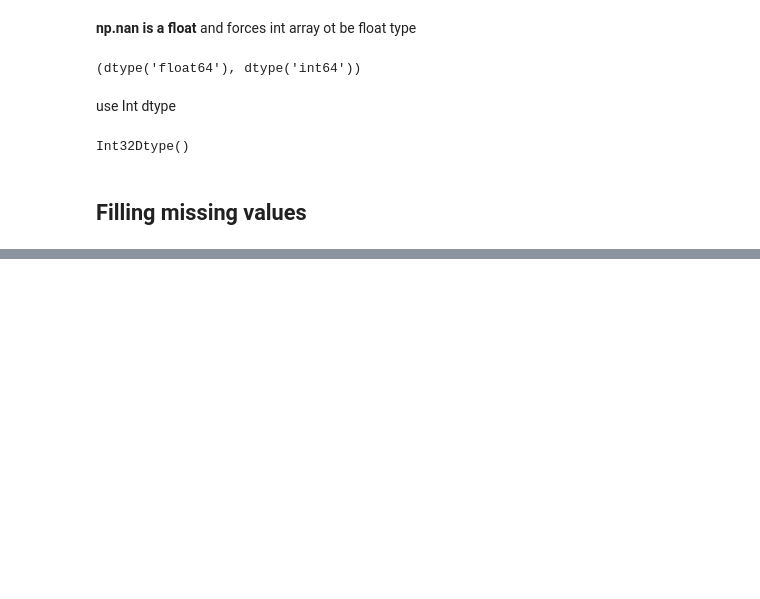
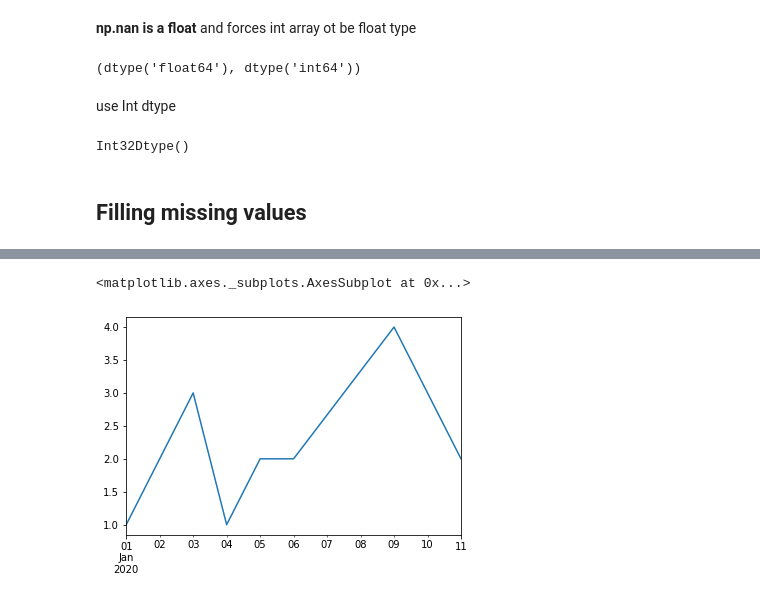
Before and after one commit to RadoslawB/learning-machine-learning, a Jupyter notebook: notebooks/pandas-working-with-missing-data.ipynb, the cells around one changed output, grey strips where cells are left out. Drawn from its saved outputs; the diff is of its cells as text; code cells hidden in the pictures; blank space fills up the shorter version.

```diff
--- a/notebooks/pandas-working-with-missing-data.ipynb
+++ b/notebooks/pandas-working-with-missing-data.ipynb
@@ -39,0 +150,5 @@ Int32Dtype()
+# %%
+ts.interpolate().plot()
+# %% [output]
+<matplotlib.axes._subplots.AxesSubplot at 0x...>
+[figure, added]
```
Also changed, not shown: parts of 28 cells of this notebook.
